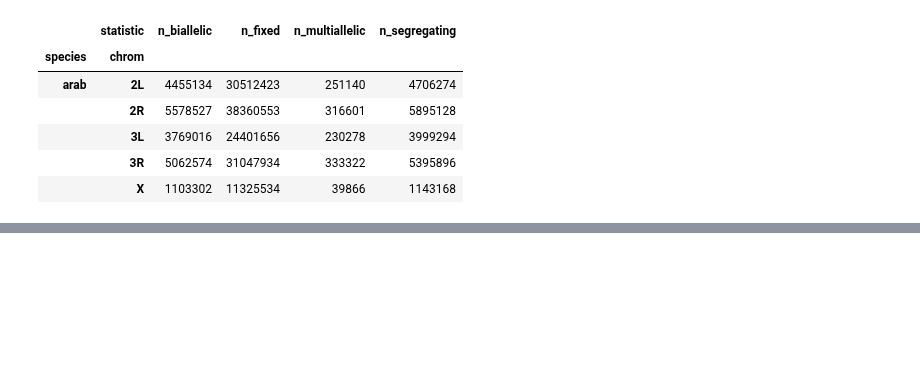
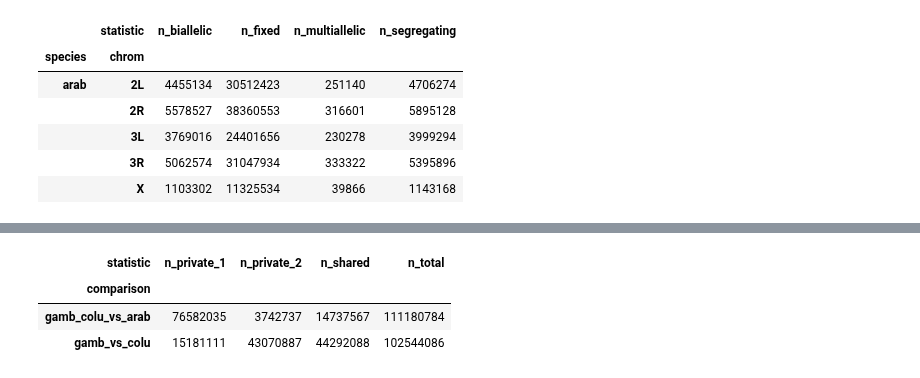
Before and after one commit to malariagen/ag1000g-phase3-data-paper, a Jupyter notebook: notebooks/report_snp_discovery_summary.ipynb, the cells around one changed output, grey strips where cells are left out. Drawn from its saved outputs; the diff is of its cells as text; code cells hidden in the pictures; blank space fills up the shorter version.

```diff
--- a/notebooks/report_snp_discovery_summary.ipynb
+++ b/notebooks/report_snp_discovery_summary.ipynb
@@ -307,0 +369,7 @@ intersection_df.to_csv(
+# %%
+intersection_df.groupby(level=0).agg(sum)
+# %% [output]
+| statistic | n_private_1 | n_private_2 | n_shared | n_total |
+| comparison |  |  |  |  |
+| gamb_colu_vs_arab | 76582035 | 3742737 | 14737567 | 111180784 |
+| gamb_vs_colu | 15181111 | 43070887 | 44292088 | 102544086 |
```
Also changed, not shown: parts of 11 cells of this notebook.
